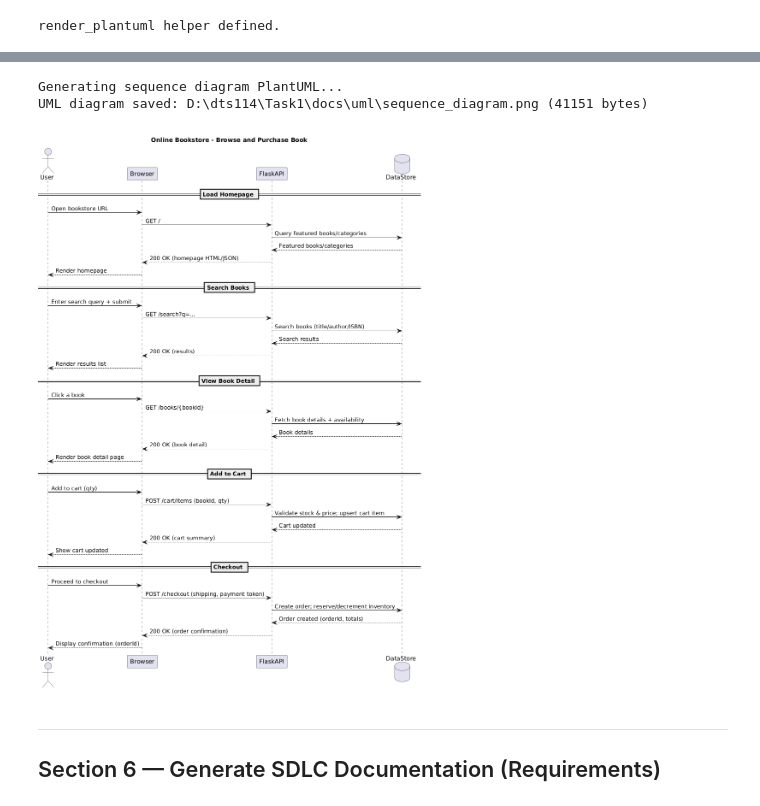
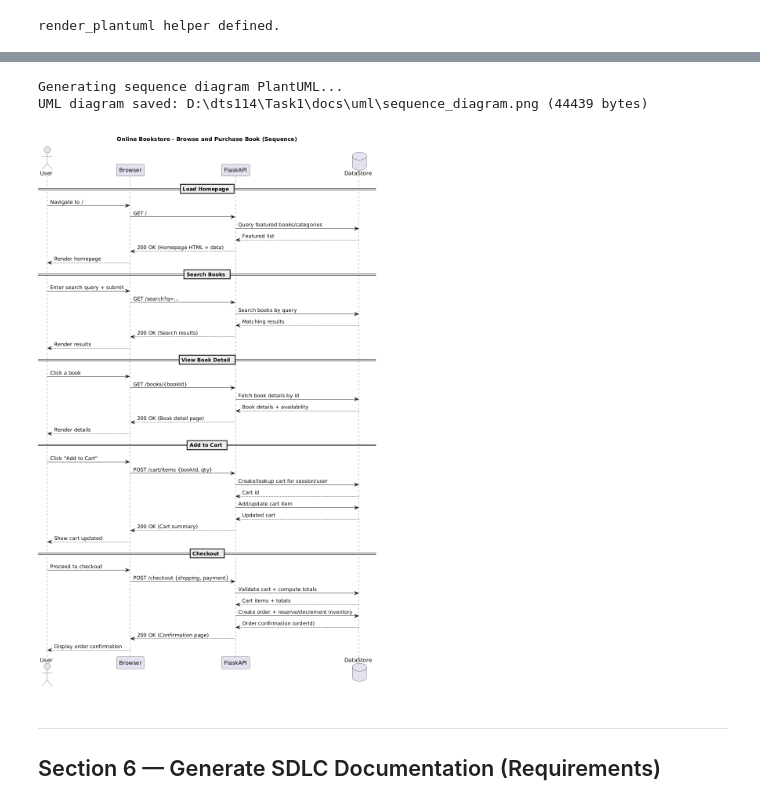
Before and after one commit to Ningxu24/dts114-software-component, a Jupyter notebook: Task1/generate.ipynb, the cells around one changed output, grey strips where cells are left out. Drawn from its saved outputs; the diff is of its cells as text; code cells hidden in the pictures.

```diff
--- a/Task1/generate.ipynb
+++ b/Task1/generate.ipynb
@@ -582,24 +570,28 @@ UML diagram saved: D:\dts114\Task1\docs\uml\class_diagram.png (31628 bytes)
 # %%
 # --- Sequence Diagram ---
-SEQ_PROMPT = """
-Write a PlantUML sequence diagram showing a user browsing and purchasing a book
-in an Online Bookstore web application.
-Include actors/participants: User, Browser, FlaskAPI, DataStore.
-Cover: load homepage, search books, view detail, add to cart, checkout.
-Return ONLY the raw PlantUML code starting with @startuml and ending with @enduml.
+SEQ_PROMPT = f"""
+Write a PlantUML sequence diagram showing a typical user workflow for the system described below.
+
+System description:
+{prd}
+
+Requirements:
+- Include 3-5 participants relevant to the system (e.g. User, Browser, FlaskAPI, DataStore)
+- Cover the main happy-path flow (e.g. load page, search/browse, view detail, perform action)
+- Return ONLY the raw PlantUML code starting with @startuml and ending with @enduml.
 """
 
 print('Generating sequence diagram PlantUML...')
 seq_puml = call_llm(SEQ_PROMPT)
 
 (BASE_DIR / 'docs' / 'uml' / 'sequence_diagram.puml').write_text(seq_puml, encoding='utf-8')
 
 seq_img = render_plantuml(seq_puml, 'sequence_diagram.png')
 display(Image(filename=str(seq_img), width=700))
 # %% [output]
 Generating sequence diagram PlantUML...
-UML diagram saved: D:\dts114\Task1\docs\uml\sequence_diagram.png (41151 bytes)
+UML diagram saved: D:\dts114\Task1\docs\uml\sequence_diagram.png (44439 bytes)
-[figure, old version]
+[figure, new version]
 # %% [markdown]
 ---
 ## Section 6 — Generate SDLC Documentation (Requirements)
```
Also changed, not shown: parts of 14 cells of this notebook, 5 other files.
